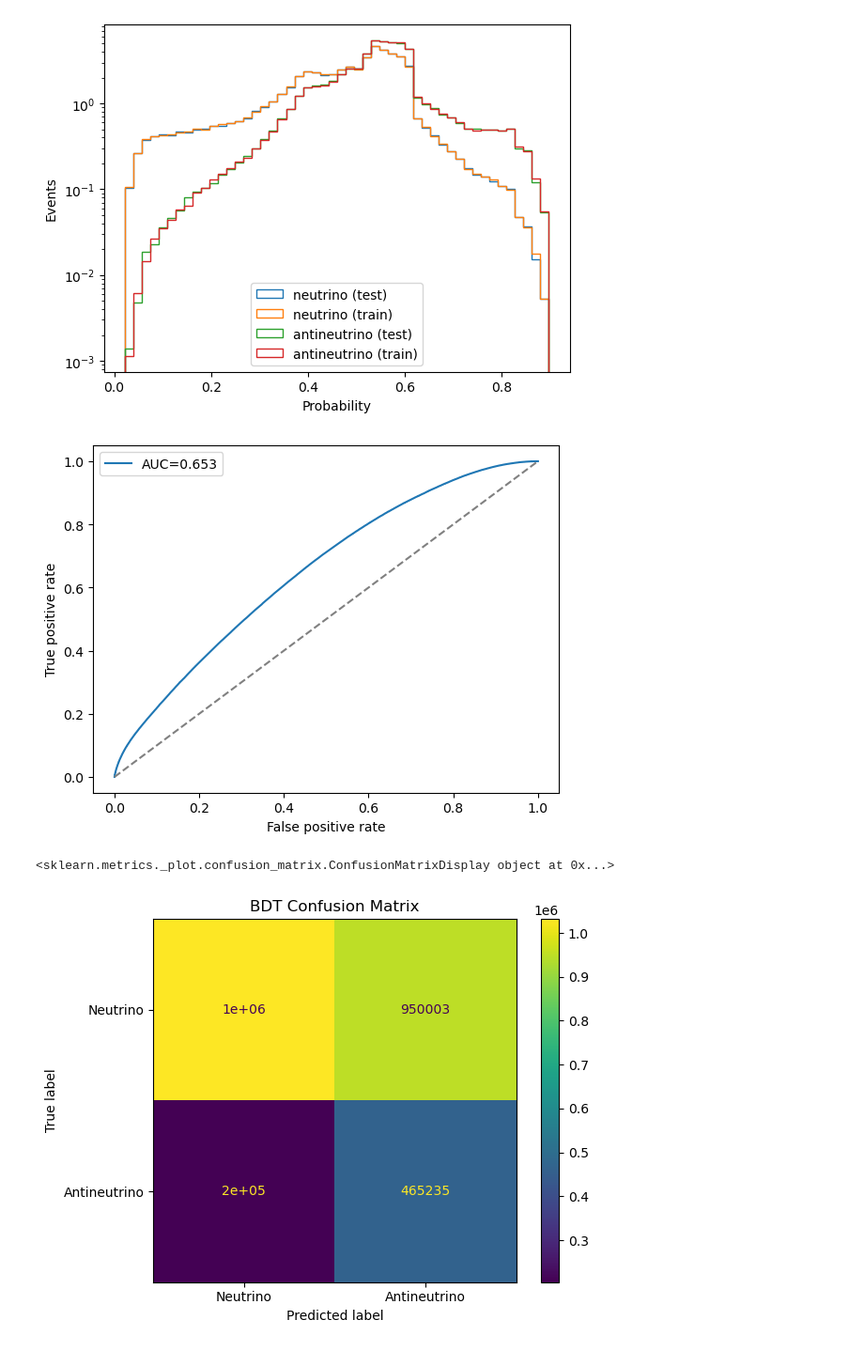
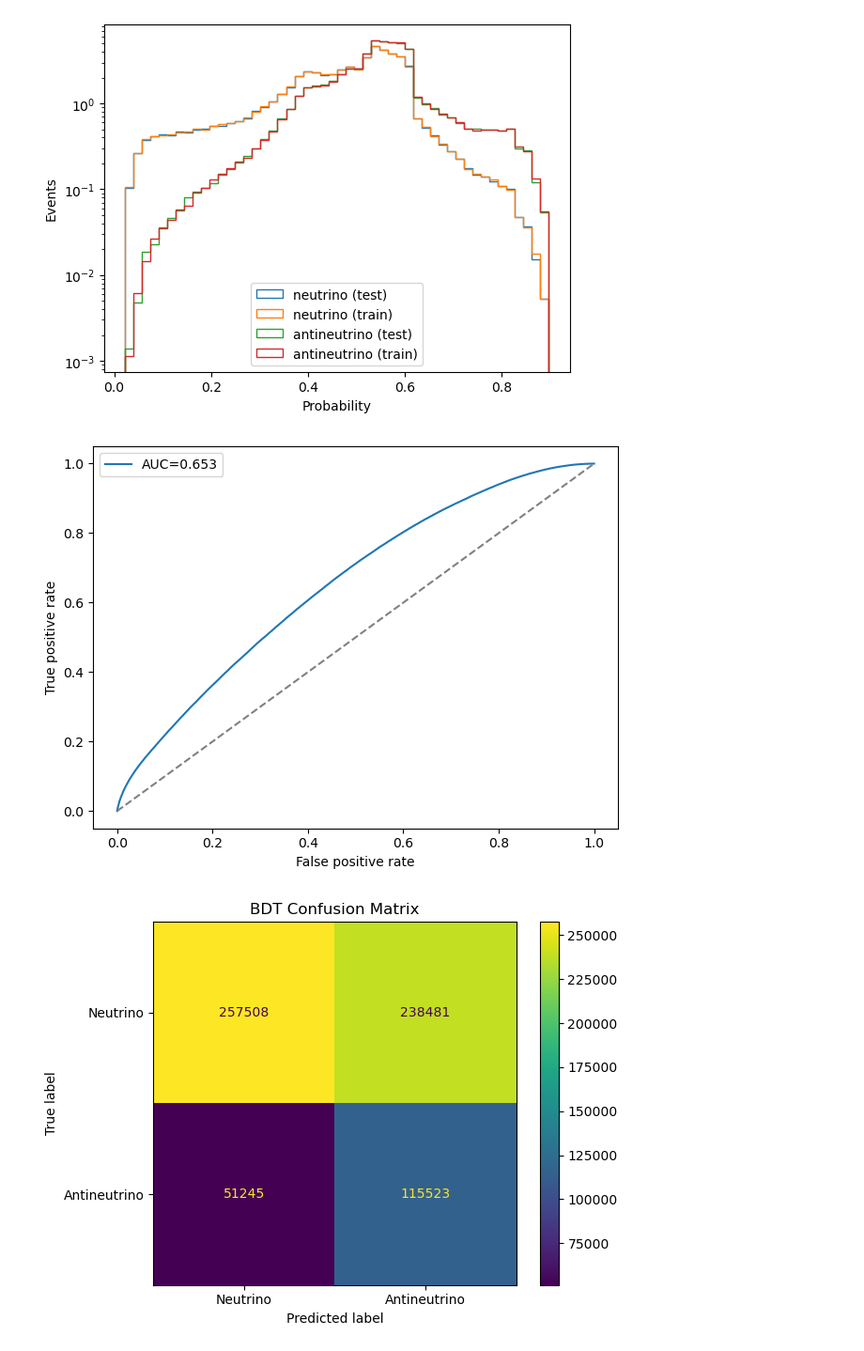
Before and after one commit to bristol-dune/atmospherics-tools, a Jupyter notebook: fast-osc-feedback/BDT-Skeleton.ipynb, the cells around one changed output. Shown at 94% size. Saved outputs shown, nothing was run; the diff lists cells and outputs as text; code cells hidden in the pictures.

Commit message:
report: BDT graphs

```diff
--- a/fast-osc-feedback/BDT-Skeleton.ipynb
+++ b/fast-osc-feedback/BDT-Skeleton.ipynb
@@ -261,23 +261,23 @@ plt.plot([0, 1], [0, 1], linestyle="--", color="gray")
 plt.xlabel("False positive rate")
 plt.ylabel("True positive rate")
 plt.legend()
+plt.tight_layout()
 plt.savefig("roc-auc.svg")
 # %% [output]
-[figure, old version]
+[figure, new version]
 # %%
 from sklearn.metrics import confusion_matrix, ConfusionMatrixDisplay
 
-y_pred = clf.predict(X_data.to_pandas())
-cm = confusion_matrix(y_data, y_pred)
+y_pred = clf.predict(X_test.to_pandas())
+cm = confusion_matrix(y_test, y_pred)
 
 disp = ConfusionMatrixDisplay(cm, display_labels=["Neutrino", "Antineutrino"])
 disp.plot()
 plt.title("BDT Confusion Matrix")
 plt.tight_layout()
 plt.savefig("bdt-confusion-matrix.svg")
 # %% [output]
-<sklearn.metrics._plot.confusion_matrix.ConfusionMatrixDisplay object at 0x...>
-[figure, old version]
+[figure, new version]
 # %%
 from sklearn.inspection import permutation_importance
 
```
Also changed, not shown: parts of 1 cell of this notebook, 4 other files.
